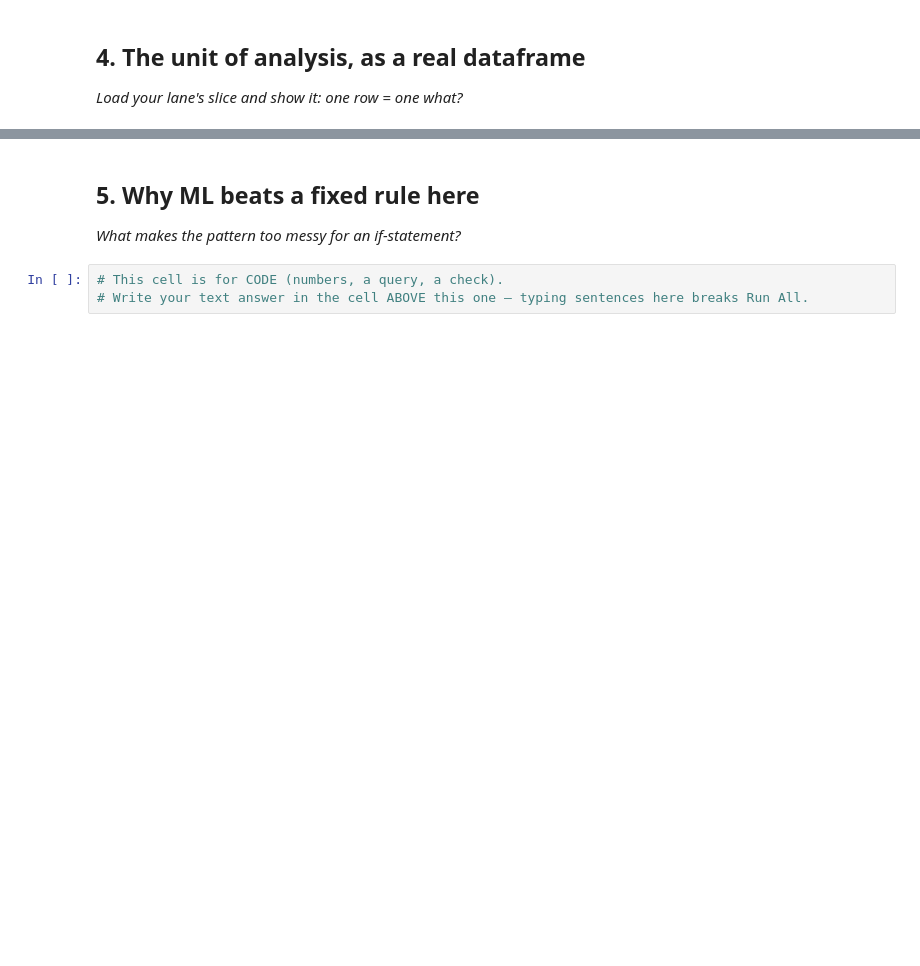
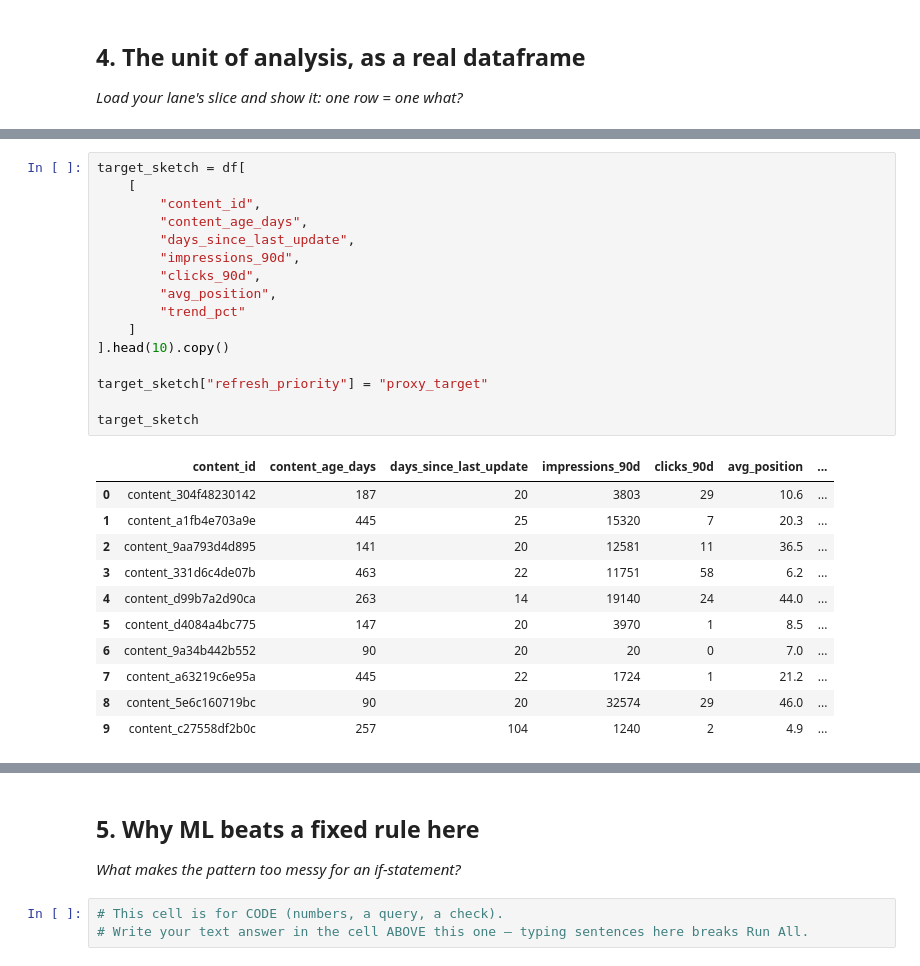
Before and after one commit to Nandini1313-cloud/flyrank-ml1-internship, a Jupyter notebook: work/notebooks/w02_ml_task_framing.ipynb, the cells around one changed output, grey strips where cells are left out. Saved outputs shown, nothing was run; the diff lists cells and outputs as text; blank space fills up the shorter version.

```diff
--- a/work/notebooks/w02_ml_task_framing.ipynb
+++ b/work/notebooks/w02_ml_task_framing.ipynb
@@ -36,0 +190,28 @@ This skeleton is yours to fill. Work the sections **in order** — each one has
+# %%
+target_sketch = df[
+    [
+        "content_id",
+        "content_age_days",
+        "days_since_last_update",
+        "impressions_90d",
+        "clicks_90d",
+        "avg_position",
+        "trend_pct"
+    ]
+].head(10).copy()
+
+target_sketch["refresh_priority"] = "proxy_target"
+
+target_sketch
+# %% [output]
+|  | content_id | content_age_days | days_since_last_update | impressions_90d | clicks_90d | avg_position | ... |
+| 0 | content_304f48230142 | 187 | 20 | 3803 | 29 | 10.6 | ... |
+| 1 | content_a1fb4e703a9e | 445 | 25 | 15320 | 7 | 20.3 | ... |
+| 2 | content_9aa793d4d895 | 141 | 20 | 12581 | 11 | 36.5 | ... |
+| 3 | content_331d6c4de07b | 463 | 22 | 11751 | 58 | 6.2 | ... |
+| 4 | content_d99b7a2d90ca | 263 | 14 | 19140 | 24 | 44.0 | ... |
+| 5 | content_d4084a4bc775 | 147 | 20 | 3970 | 1 | 8.5 | ... |
+| 6 | content_9a34b442b552 | 90 | 20 | 20 | 0 | 7.0 | ... |
+| 7 | content_a63219c6e95a | 445 | 22 | 1724 | 1 | 21.2 | ... |
+| 8 | content_5e6c160719bc | 90 | 20 | 32574 | 29 | 46.0 | ... |
+| 9 | content_c27558df2b0c | 257 | 104 | 1240 | 2 | 4.9 | ... |
```
Also changed, not shown: parts of 16 cells of this notebook.
